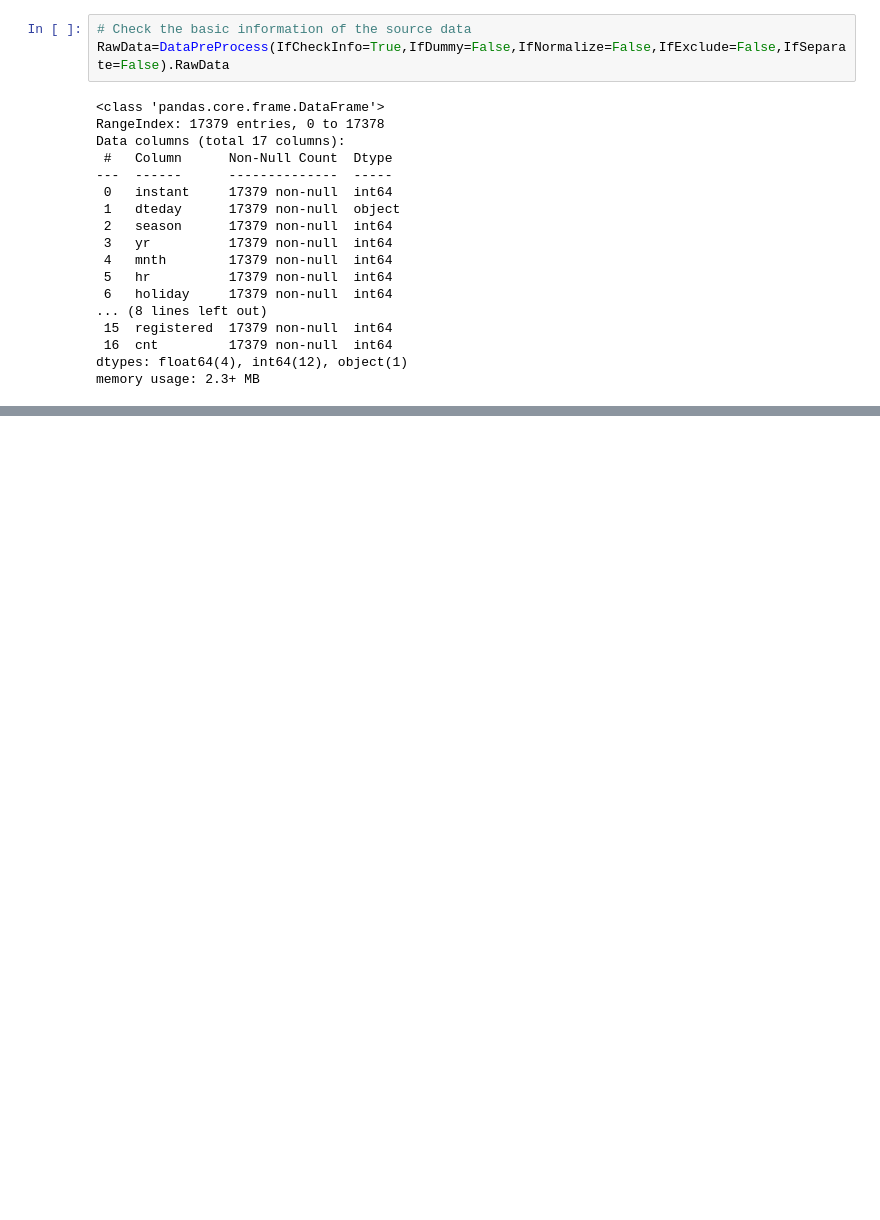
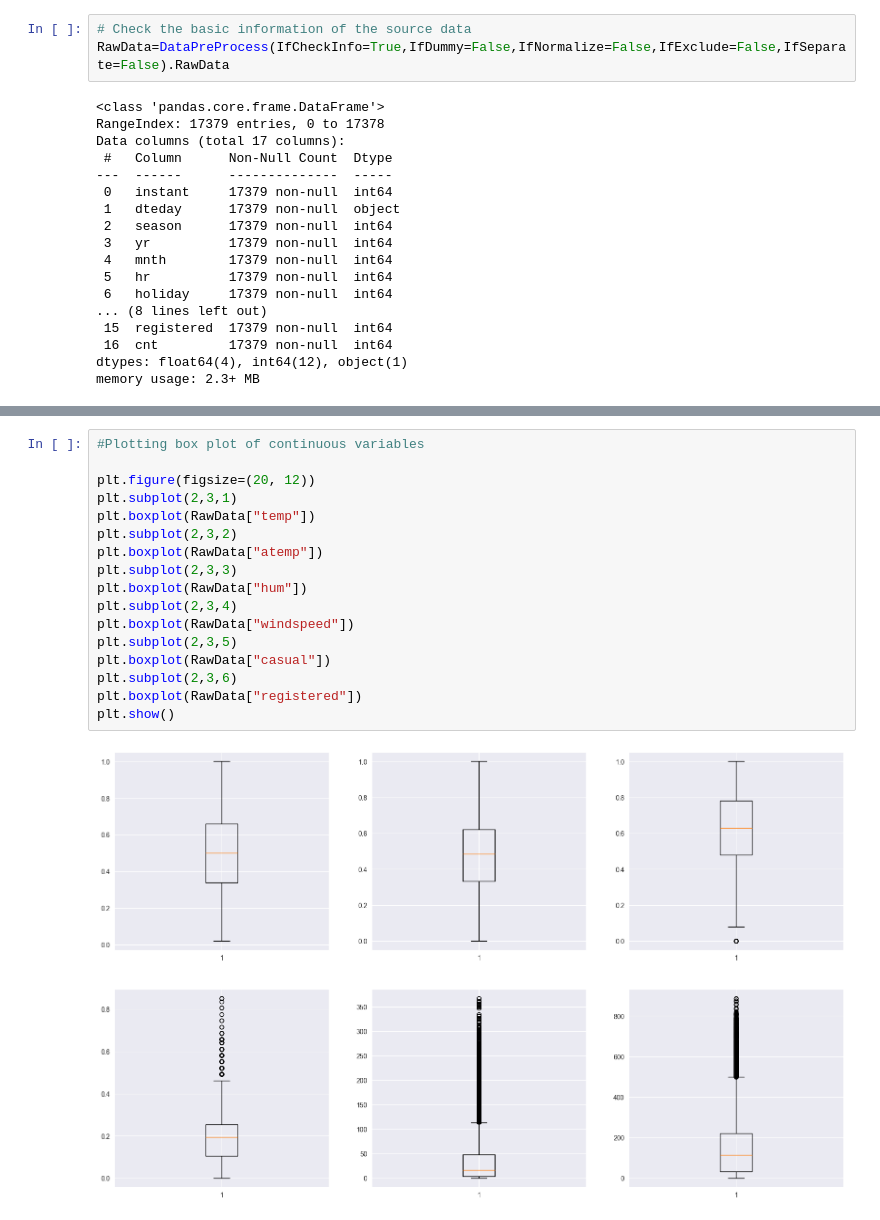
Before and after one commit to Wenhe-XU/Artificial-Intelligence-for-Future-Cities-Assignment-1, a Jupyter notebook: DateAccess.ipynb, the cells around one changed output, grey strips where cells are left out. Drawn from its saved outputs; the diff is of its cells as text; blank space fills up the shorter version.

```diff
--- a/DateAccess.ipynb
+++ b/DateAccess.ipynb
@@ -112,0 +119,19 @@ RawData.describe()
+# %%
+#Plotting box plot of continuous variables
+
+plt.figure(figsize=(20, 12))
+plt.subplot(2,3,1)
+plt.boxplot(RawData["temp"])
+plt.subplot(2,3,2)
+plt.boxplot(RawData["atemp"])
+plt.subplot(2,3,3)
+plt.boxplot(RawData["hum"])
+plt.subplot(2,3,4)
+plt.boxplot(RawData["windspeed"])
+plt.subplot(2,3,5)
+plt.boxplot(RawData["casual"])
+plt.subplot(2,3,6)
+plt.boxplot(RawData["registered"])
+plt.show()
+# %% [output]
+[figure, added]
```
Also changed, not shown: parts of 3 cells of this notebook.
